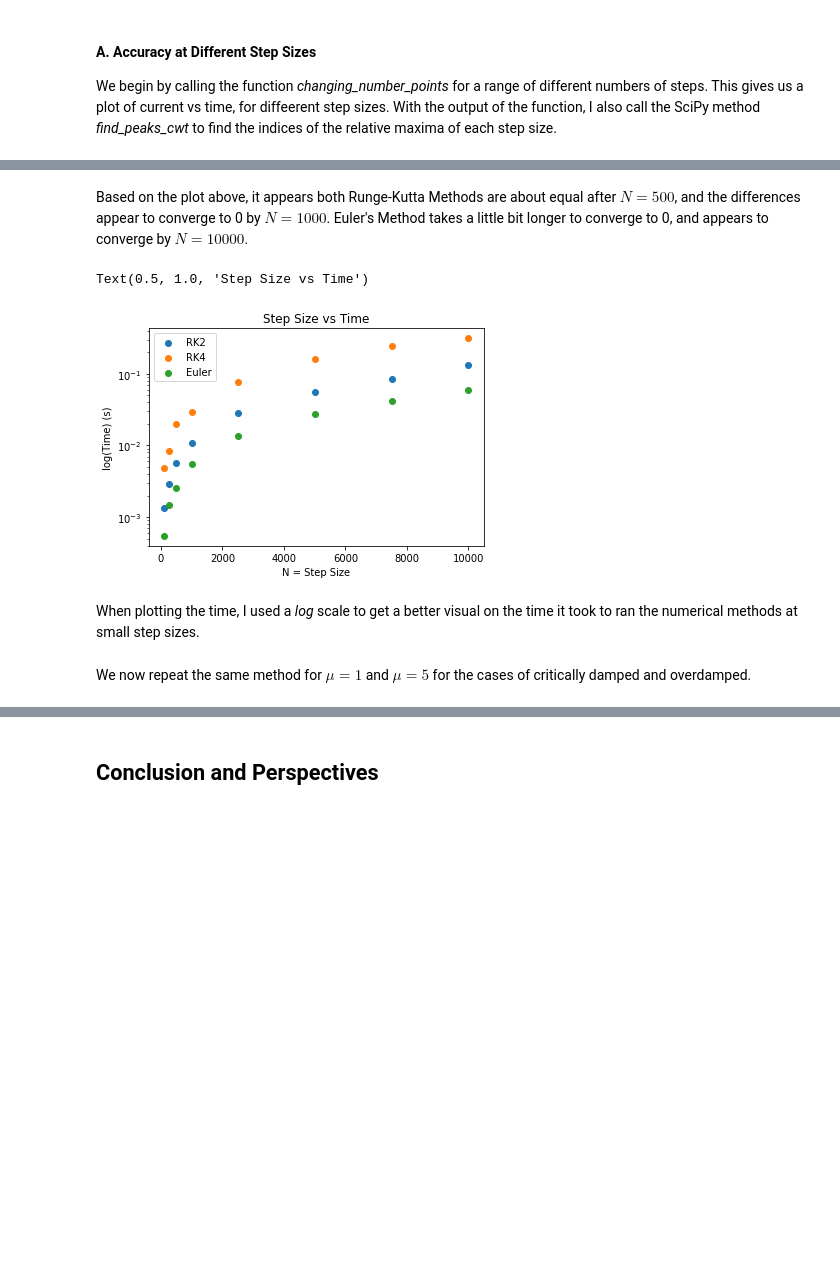
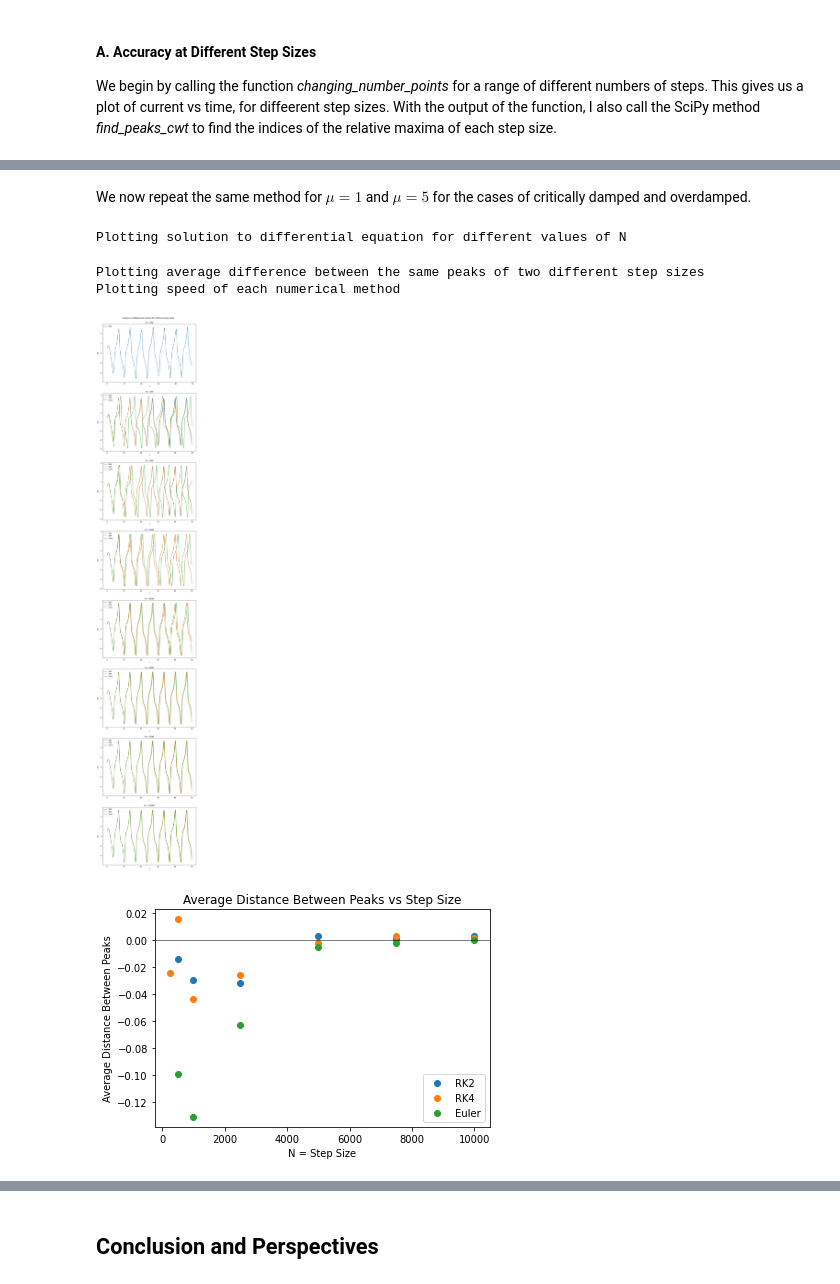
Before and after one commit to sawfords/PHY480_Final_Project, a Jupyter notebook: Sawford_ProjectNotebook.ipynb, the cells around one changed output, grey strips where cells are left out. Saved outputs shown, nothing was run; the diff lists cells and outputs as text; code cells hidden in the pictures; blank space fills up the shorter version.

```diff
--- a/Sawford_ProjectNotebook.ipynb
+++ b/Sawford_ProjectNotebook.ipynb
@@ -474,27 +488,2 @@ However, to compare the accuracy of each method, we call the function *accuracy*
-# %% [markdown]
-Based on the plot above, it appears both Runge-Kutta Methods are about equal after $N = 500$, and the differences appear to converge to 0 by $N = 1000$.  Euler's Method takes a little bit longer to converge to 0, and appears to converge by $N = 10000$.
-# %%
-rk2_time = []
-rk4_time = []
-euler_time = []
-
-for i in range(len(speed)):
-    rk2_time.append(speed[i][0])
-    rk4_time.append(speed[i][1])
-    euler_time.append(speed[i][2])
-
-plt.scatter(N,rk2_time, label = "RK2")
-plt.scatter(N,rk4_time, label = "RK4")
-plt.scatter(N,euler_time, label = "Euler")
-plt.legend()
-plt.xlabel("N = Step Size")
-plt.ylabel("log(Time) (s)")
-plt.yscale("log")
-plt.title("Step Size vs Time")
-# %% [output]
-Text(0.5, 1.0, 'Step Size vs Time')
-[figure, removed]
-# %% [markdown]
-When plotting the time, I used a *log* scale to get a better visual on the time it took to ran the numerical methods at small step sizes.
 # %% [markdown]
 We now repeat the same method for $\mu = 1$ and $\mu = 5$ for the cases of critically damped and overdamped.
@@ -514,0 +490,15 @@ print(y)
+# %%
+fig,ax = plt.subplots(8)
+fig.set_size_inches(10,50)
+fig.suptitle("Solution to Differential Current for Different Step Sizes")
+fig.tight_layout(pad = 5)
+
+fig1,ax1 = plt.subplots(1)
+fig1, ax2 = plt.subplots(1)
+putting_it_together(1, ax, ax1, ax2)
+# %% [output]
+Plotting solution to differential equation for different values of N
+Plotting average difference between the same peaks of two different step sizes
+Plotting speed of each numerical method
+[figure, added]
+[figure, added]
```
Also changed, not shown: parts of 9 cells of this notebook.
